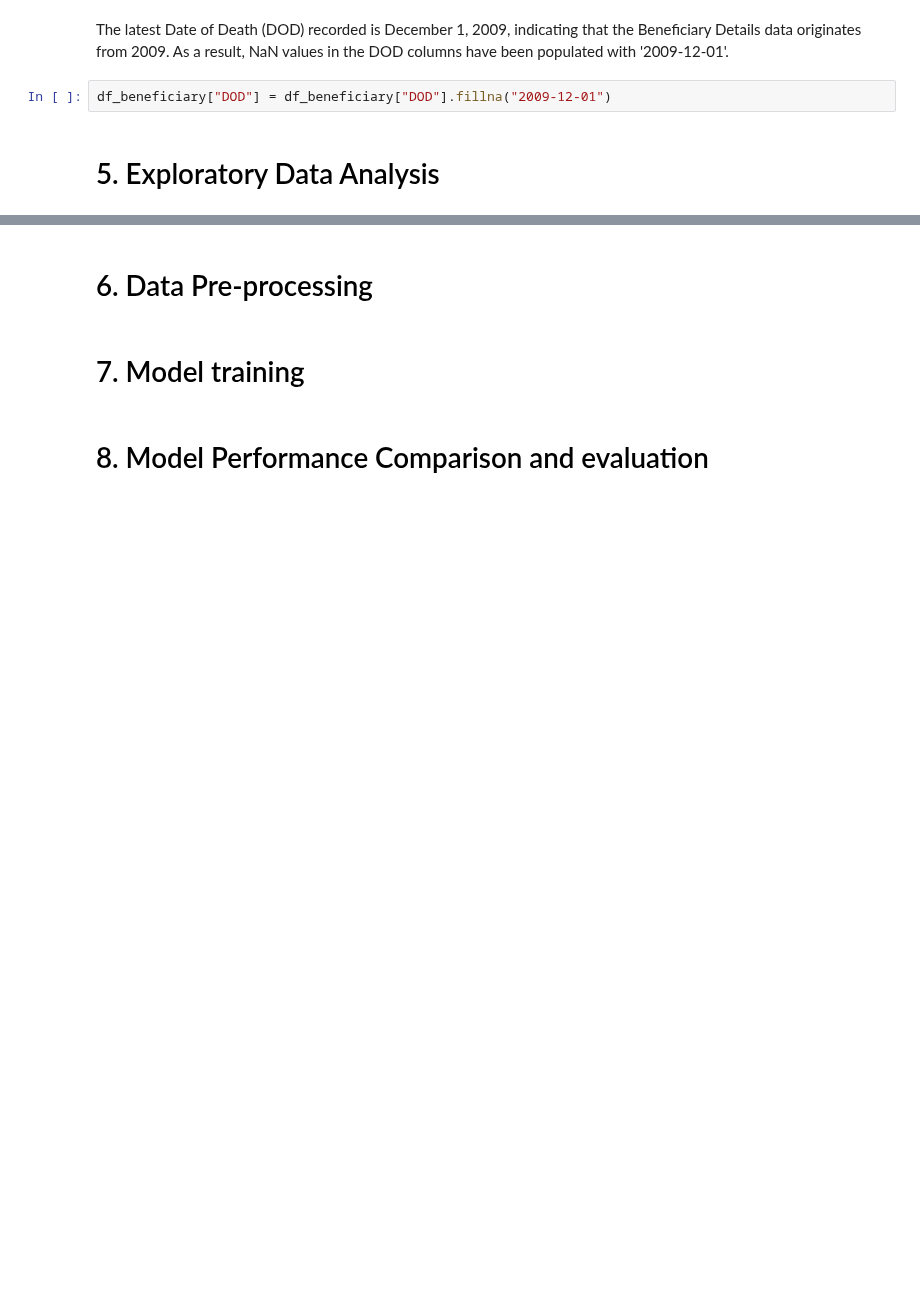
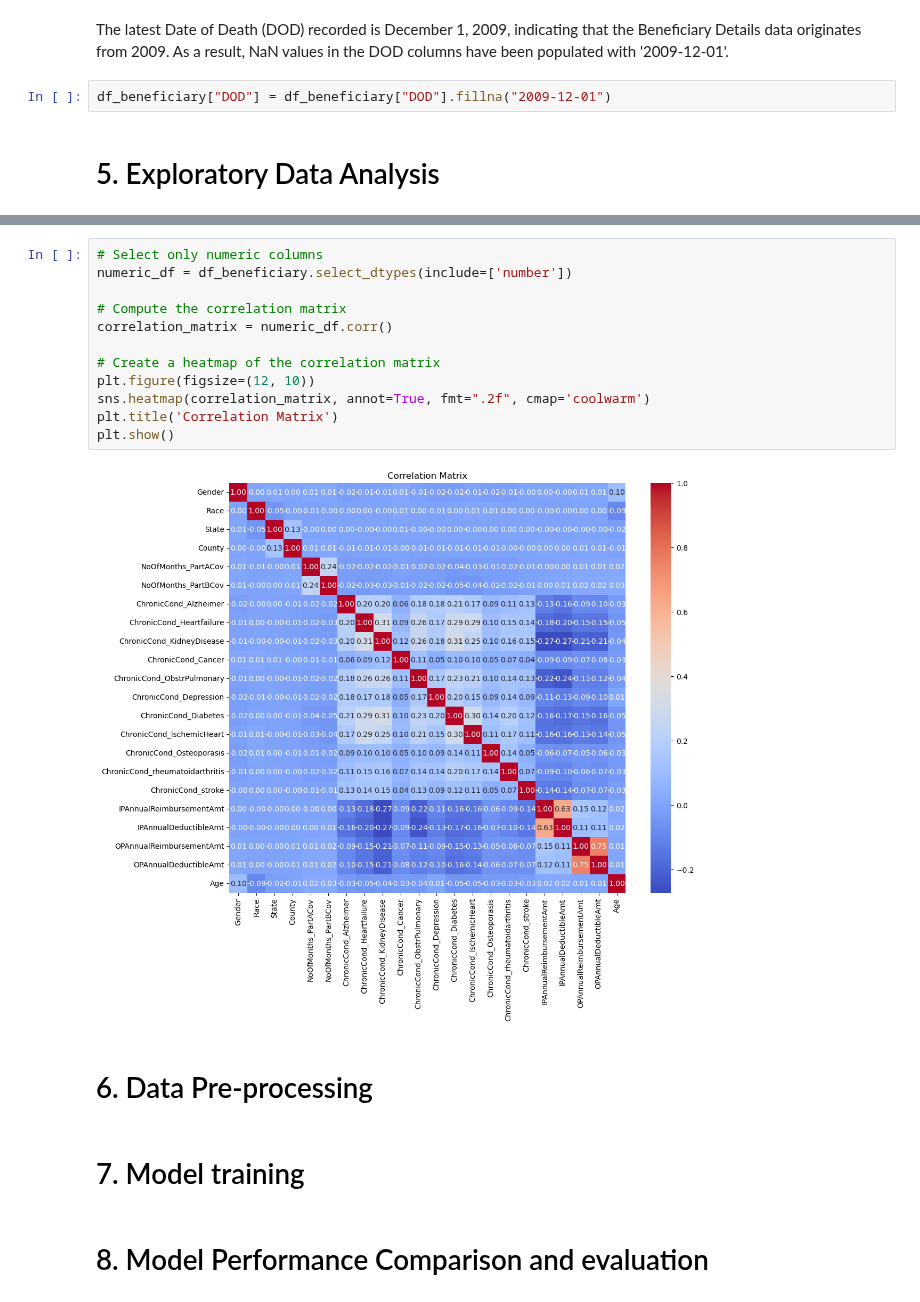
Before and after one commit to Chuma-Gqola/Exploring-_healthcare, a Jupyter notebook: Healthcare_Fraud_Detection.ipynb, the cells around one changed output, grey strips where cells are left out. Saved outputs shown, nothing was run; the diff lists cells and outputs as text; blank space fills up the shorter version.

```diff
--- a/Healthcare_Fraud_Detection.ipynb
+++ b/Healthcare_Fraud_Detection.ipynb
@@ -171,3 +205,17 @@ Timestamp('2009-12-01 00:00:00')
+# %%
+# Select only numeric columns
+numeric_df = df_beneficiary.select_dtypes(include=['number'])
+
+# Compute the correlation matrix
+correlation_matrix = numeric_df.corr()
+
+# Create a heatmap of the correlation matrix
+plt.figure(figsize=(12, 10))
+sns.heatmap(correlation_matrix, annot=True, fmt=".2f", cmap='coolwarm')
+plt.title('Correlation Matrix')
+plt.show()
+# %% [output]
+[figure, added]
 # %% [markdown]
 # <font color=black> 6. Data Pre-processing</font> <a class="anchor" id="chapter6"></a>
 # %% [markdown]
```
Also changed, not shown: parts of 6 cells of this notebook.
